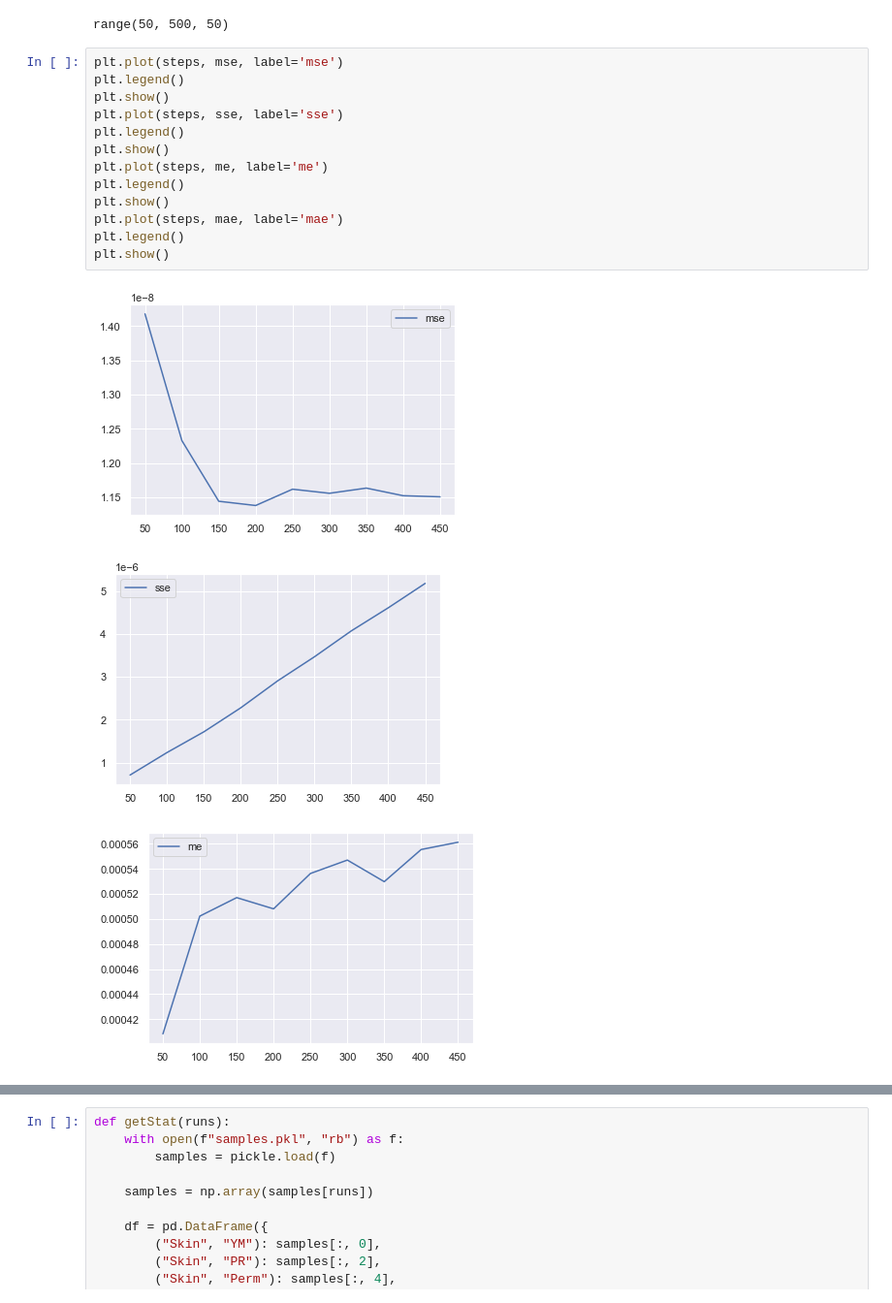
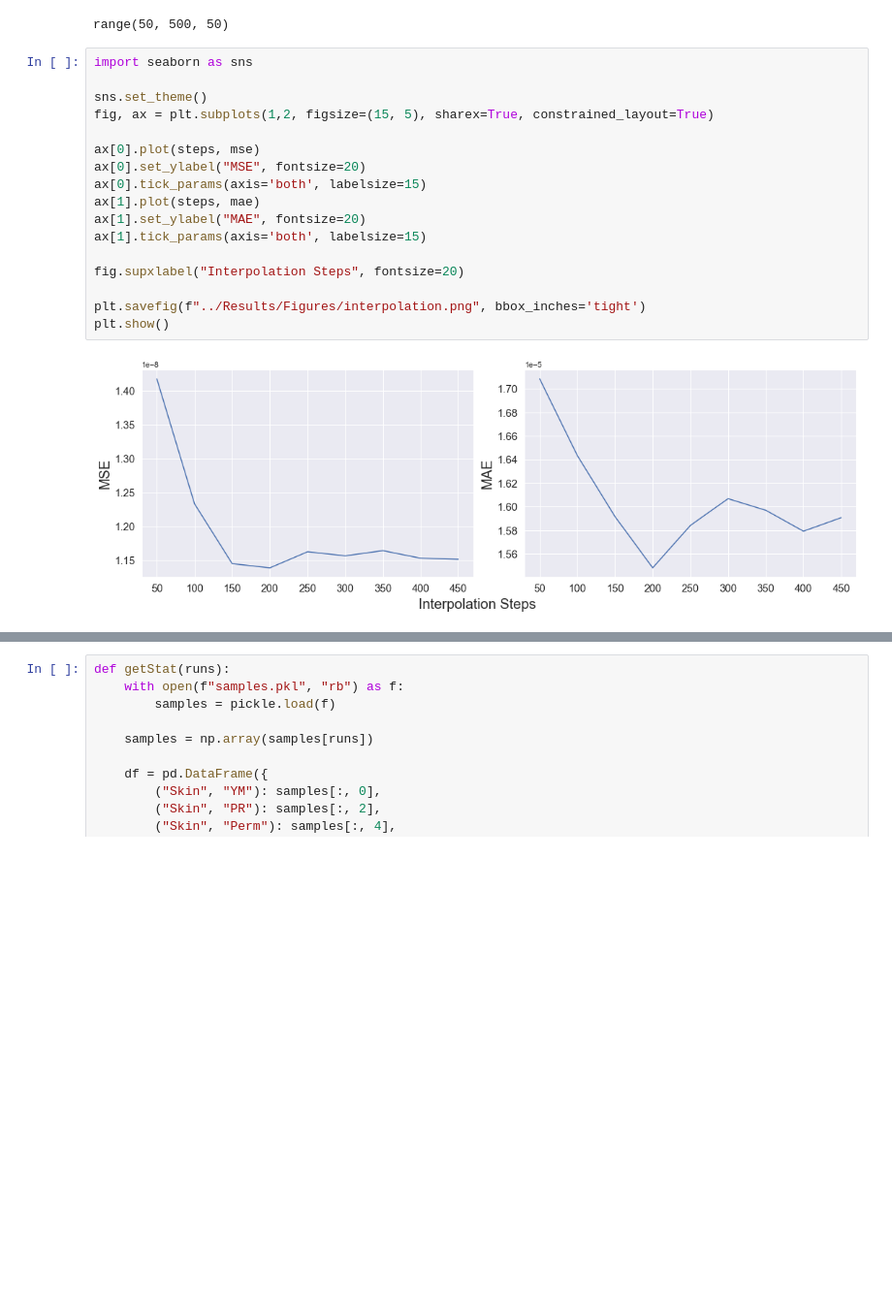
Before and after one commit to RobbieSoutham/SkinLearning, a Jupyter notebook: Notebooks/Parameters.ipynb, the cells around one changed output, grey strips where cells are left out. Shown at 97% size. Cells and saved outputs as stored; diff of their text form; blank space fills up the shorter version.

```diff
--- a/Notebooks/Parameters.ipynb
+++ b/Notebooks/Parameters.ipynb
@@ -176,19 +176,21 @@ steps
 # %% [output]
 range(50, 500, 50)
 # %%
-plt.plot(steps, mse, label='mse')
-plt.legend()
+import seaborn as sns
+
+sns.set_theme()
+fig, ax = plt.subplots(1,2, figsize=(15, 5), sharex=True, constrained_layout=True)
+
+ax[0].plot(steps, mse)
+ax[0].set_ylabel("MSE", fontsize=20)
+ax[0].tick_params(axis='both', labelsize=15)
+ax[1].plot(steps, mae)
+ax[1].set_ylabel("MAE", fontsize=20)
+ax[1].tick_params(axis='both', labelsize=15)
+
+fig.supxlabel("Interpolation Steps", fontsize=20)
+
+plt.savefig(f"../Results/Figures/interpolation.png", bbox_inches='tight')
 plt.show()
-plt.plot(steps, sse, label='sse')
-plt.legend()
-plt.show()
-plt.plot(steps, me, label='me')
-plt.legend()
-plt.show()
-plt.plot(steps, mae, label='mae')
-plt.legend()
-plt.show()
 # %% [output]
-[figure, old version]
+[figure, new version]
-[figure, removed]
-[figure, removed]
```
Also changed, not shown: parts of 1 cell of this notebook, 6 other files.
